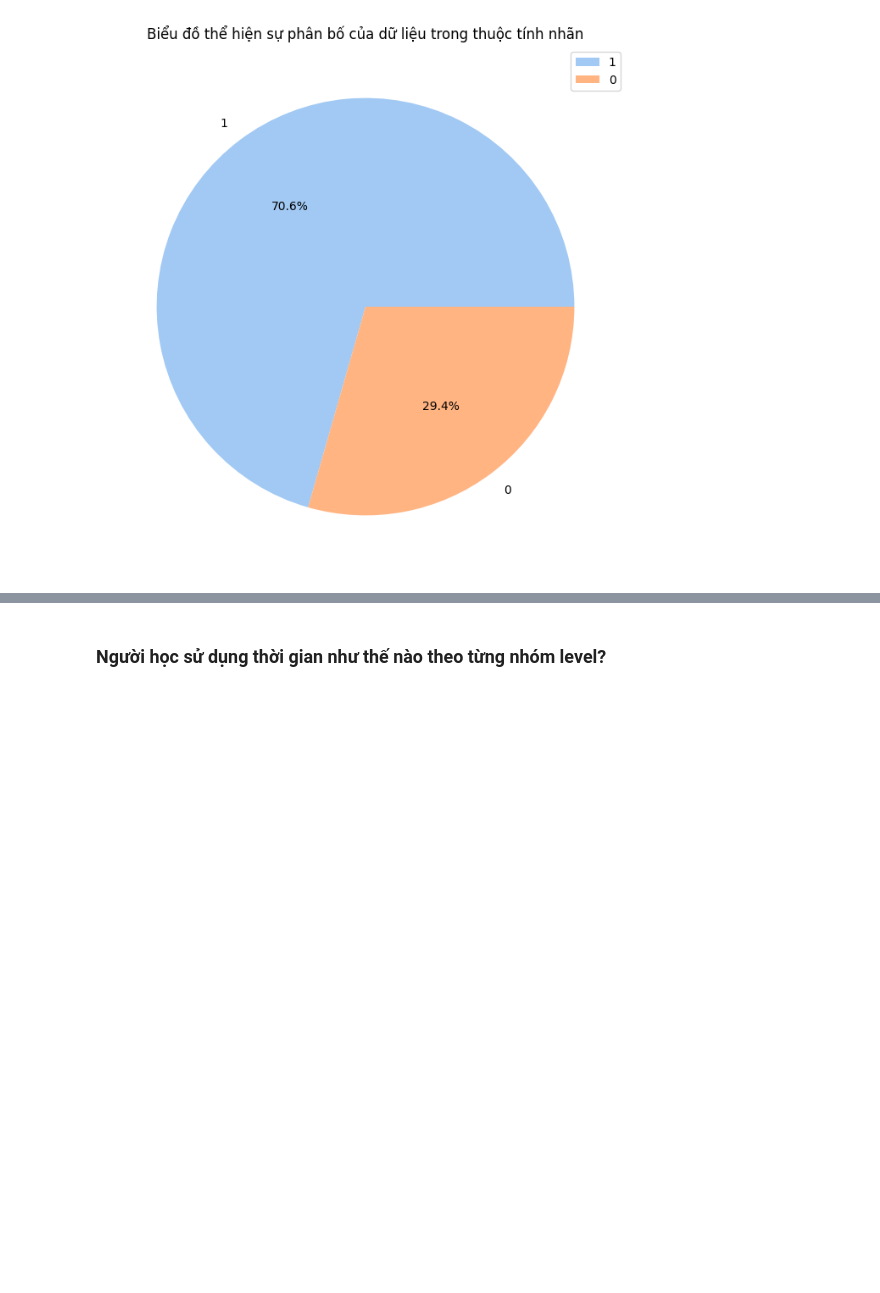
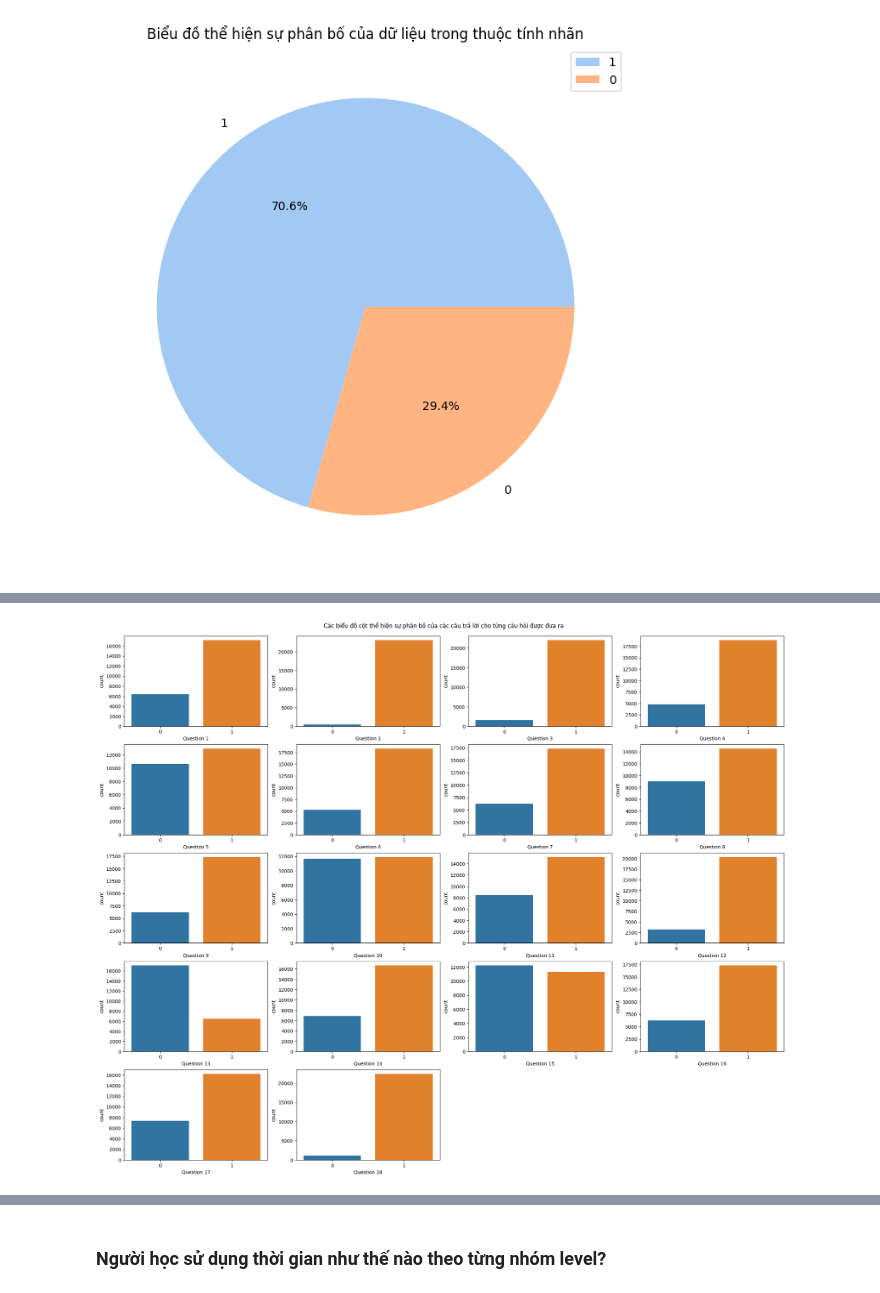
Before and after one commit to vt-khang/KHDLUD-FinalProject, a Jupyter notebook: 19120511_19120526_19120539.ipynb, the cells around one changed output, grey strips where cells are left out. Drawn from its saved outputs; the diff is of its cells as text; code cells hidden in the pictures; blank space fills up the shorter version.

```diff
--- a/19120511_19120526_19120539.ipynb
+++ b/19120511_19120526_19120539.ipynb
@@ -491,0 +509,18 @@ plt.show()
+# %%
+questions_train_labels = raw_train_labels_df['session_id'].apply(lambda x: int(x.split('_')[-1][1:]))
+fig, axs = plt.subplots(5, 4, figsize = (25, 20))
+row, col = 0, 0
+for question in questions_train_labels.unique():
+  question_train_labels_df = raw_train_labels_df.iloc[questions_train_labels[questions_train_labels == question].index]
+  sns.countplot(data = question_train_labels_df, x = 'correct', ax = axs[row, col])
+  axs[row, col].set_xlabel(f'Question {question}')
+  col += 1
+  if col >= 4:
+    col = 0
+    row += 1
+fig.delaxes(axs[4, 3])
+fig.delaxes(axs[4, 2])
+plt.suptitle('Các biểu đồ cột thể hiện sự phân bố của các câu trả lời cho từng câu hỏi được đưa ra', y = 0.9)
+plt.show()
+# %% [output]
+[figure, added]
```
Also changed, not shown: parts of 41 cells of this notebook.
